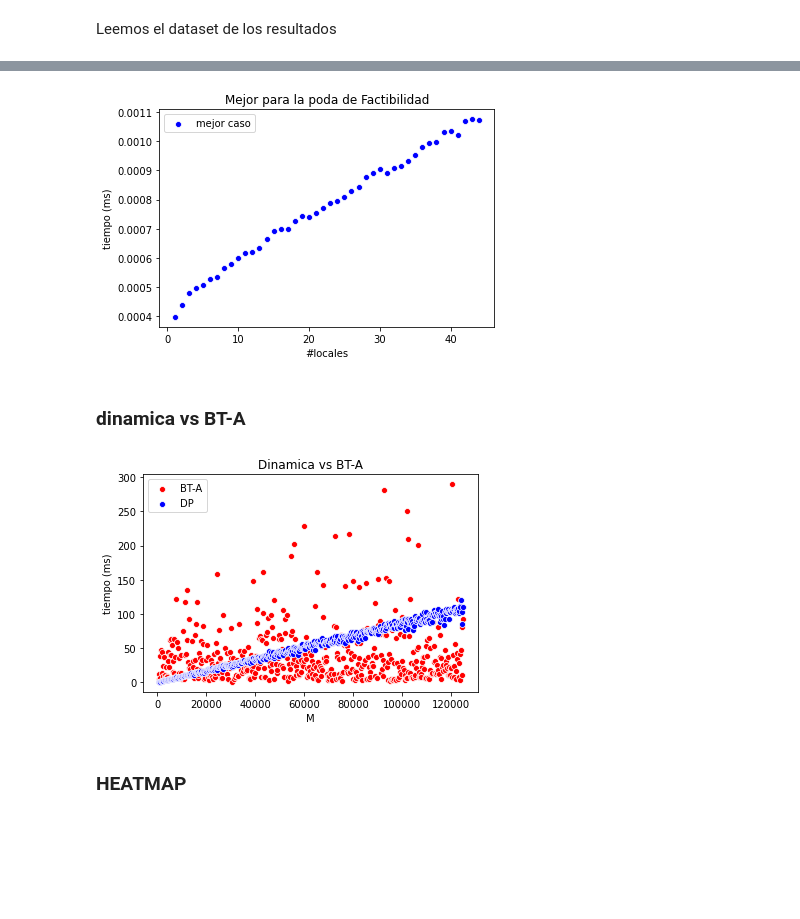
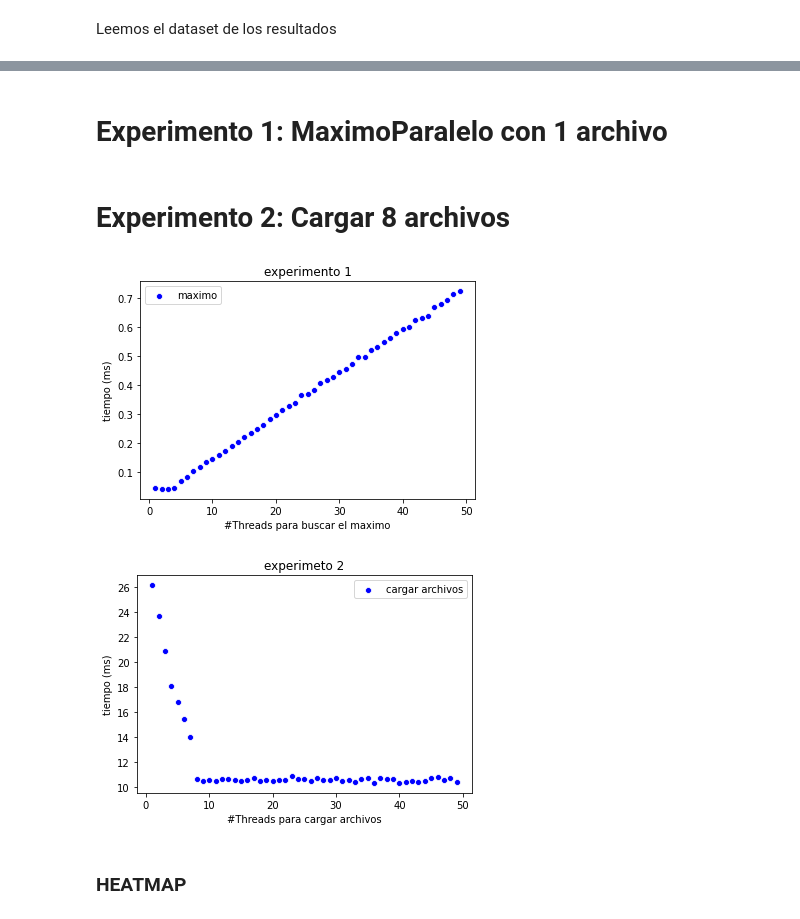
Before and after one commit to sebasbocaccio/SistemasOperativos-TP, a Jupyter notebook: Informe_datos/Plotter.ipynb, the cells around one changed output, grey strips where cells are left out. Cells and saved outputs as stored; diff of their text form; code cells hidden in the pictures; blank space fills up the shorter version.

```diff
--- a/Informe_datos/Plotter.ipynb
+++ b/Informe_datos/Plotter.ipynb
@@ -185,38 +21,28 @@ plt.savefig("graficos/bt-peor-y-mejor-caso-factibilidad");
-# %%
-# Graficamos los tie& (bt_resultados["dataset"]=="densidad-media-optimalidad")mpos de ejecución de cada dataset en función de n.
-bt_complejidad_BT_F_Mejor_caso = bt_resultados[(bt_resultados["metodo"]=="BT-F") &
-                                                (bt_resultados["dataset"]=="mejor-caso-bt-f")].copy();
-# densidad media
-bt_complejidad_BT_F_Peor_caso = bt_resultados[(bt_resultados["metodo"]=="BT-F") &
-                                                 (bt_resultados["dataset"]=="peor-caso-bt-f")].copy();
-#print(bt_complejidad_BT_O_Mejor_caso)
-#print(bt_complejidad_BT_O_Peor_caso)
-fig = sns.scatterplot(data=bt_complejidad_BT_F_Mejor_caso, x='#locales', y='tiempo', color="b", label="mejor caso");
-#fig = sns.scatterplot(data=bt_complejidad_BT_F_Peor_caso, x='#locales', y='tiempo', color="r", label="peor caso");
-
-fig.set_title('Mejor para la poda de Factibilidad')
-fig.set(xlabel='#locales', ylabel='tiempo (ms)');
-plt.savefig("graficos/bt-mejor-caso-factibilidad");
-# %% [output]
-[figure, removed]
-# %% [markdown]
-### dinamica vs BT-A
-# %%
-# Graficamos los tie& (bt_resultados["dataset"]=="densidad-media-optimalidad")mpos de ejecución de cada dataset en función de n.
-complejidad_DP = bt_resultados[(bt_resultados["metodo"]=="DP") & (bt_resultados["dataset"]=="programacion-dinamica-contra-backtracking")].copy();
-# densidad media
-complejidad_BT_A = bt_resultados[(bt_resultados["metodo"]=="BT-A") &
-                                                 (bt_resultados["dataset"]=="programacion-dinamica-contra-backtracking")].copy();
-#print(complejidad_DP)
-#print(bt_complejidad_BT_O_Peor_caso)
-fig = sns.scatterplot(data=complejidad_BT_A, x='M', y='tiempo', color="r", label="BT-A");
-fig = sns.scatterplot(data=complejidad_DP, x='M', y='tiempo', color="b", label="DP");
-
-fig.set_title('Dinamica vs BT-A')
-fig.set(xlabel='M', ylabel='tiempo (ms)');
-plt.savefig("graficos/bt-mejor-caso-factibilidad");
-# %% [output]
-[figure, removed]
+# %% [markdown]
+# Experimento 1: MaximoParalelo con 1 archivo
+# %% [markdown]
+# Experimento 2: Cargar 8 archivos
+# %%
+
+# densidad media
+maximos = resultados[(resultados["cantArchivos"]==  20) & (resultados["threadsLectura"]== 10)].copy();
+#print(maximos)
+fig = sns.scatterplot(data=maximos, x='threadsMaximo', y='TIEMPO_MAX', color="b", label="maximo");
+fig.set_title('experimento 1')
+fig.set(xlabel='#Threads para buscar el maximo', ylabel='tiempo (ms)');
+plt.savefig("MaximoParalelo");
+# %% [output]
+[figure, added]
+# %%
+# densidad media
+maximos = resultados[(resultados["cantArchivos"] ==  8) & (resultados["threadsMaximo"]== 42)].copy();
+#print(maximos)
+fig = sns.scatterplot(data=maximos, x='threadsLectura', y='TIEMPO_CARGAR', color="b", label="cargar archivos");
+fig.set_title('experimeto 2')
+fig.set(xlabel='#Threads para cargar archivos', ylabel='tiempo (ms)');
+plt.savefig("MaximoParalelo");
+# %% [output]
+[figure, added]
 # %% [markdown]
 ### HEATMAP
 # %%
```
Also changed, not shown: parts of 30 cells of this notebook, 3 other files.
